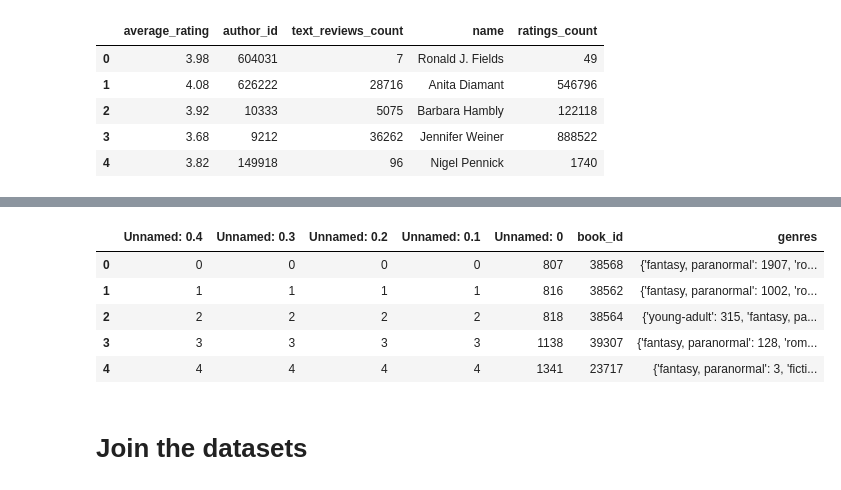
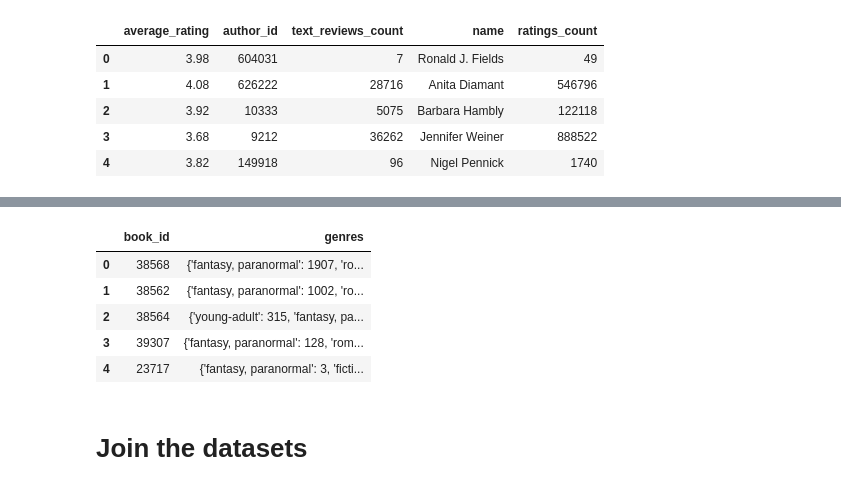
Before and after one commit to Nathan2BLK/DSTI-Project-Machine-Learning-with-Python-Labs, a Jupyter notebook: Nate Solution/Feature/Feature.ipynb, the cells around one changed output, grey strips where cells are left out. Drawn from its saved outputs; the diff is of its cells as text; code cells hidden in the pictures.

```diff
--- a/Nate Solution/Feature/Feature.ipynb
+++ b/Nate Solution/Feature/Feature.ipynb
@@ -93,11 +93,11 @@ df_author.head()
 # %%
 df_info = df_info.dropna()
 
-values_to_keep = df['isbn13'].unique()
+# values_to_keep = df['isbn13'].unique()
 
-# Filter df_info to keep only rows where column1 values are in values_to_keep
-df_info = df_info[df_info['isbn13'].isin(values_to_keep)]
+# # Filter df_info to keep only rows where column1 values are in values_to_keep
+# df_info = df_info[df_info['isbn13'].isin(values_to_keep)]
 
-df_info.to_csv(r"..\..\Nate Solution\additionnal_data\books_info.csv")
+df_info.to_csv(r"..\..\Nate Solution\additionnal_data\books_info.csv",index=False)
 df_info.head()
 # %% [output]
@@ -110,21 +110,21 @@ df_info.head()
 # %%
 df_genre = df_genre.dropna()
 
 values_to_keep = df_info['book_id'].unique()
 
 # Filter df_info to keep only rows where column1 values are in values_to_keep
 df_genre = df_genre[df_genre['book_id'].isin(values_to_keep)]
 
-df_genre.to_csv(r"..\..\Nate Solution\additionnal_data\books_genre.csv")
+df_genre.to_csv(r"..\..\Nate Solution\additionnal_data\books_genre.csv",index=False)
 
 df_genre.head()
 # %% [output]
-|  | Unnamed: 0.4 | Unnamed: 0.3 | Unnamed: 0.2 | Unnamed: 0.1 | Unnamed: 0 | book_id | genres |
-| 0 | 0 | 0 | 0 | 0 | 807 | 38568 | {'fantasy, paranormal': 1907, 'ro... |
-| 1 | 1 | 1 | 1 | 1 | 816 | 38562 | {'fantasy, paranormal': 1002, 'ro... |
-| 2 | 2 | 2 | 2 | 2 | 818 | 38564 | {'young-adult': 315, 'fantasy, pa... |
-| 3 | 3 | 3 | 3 | 3 | 1138 | 39307 | {'fantasy, paranormal': 128, 'rom... |
-| 4 | 4 | 4 | 4 | 4 | 1341 | 23717 | {'fantasy, paranormal': 3, 'ficti... |
+|  | book_id | genres |
+| 0 | 38568 | {'fantasy, paranormal': 1907, 'ro... |
+| 1 | 38562 | {'fantasy, paranormal': 1002, 'ro... |
+| 2 | 38564 | {'young-adult': 315, 'fantasy, pa... |
+| 3 | 39307 | {'fantasy, paranormal': 128, 'rom... |
+| 4 | 23717 | {'fantasy, paranormal': 3, 'ficti... |
 # %% [markdown]
 <H1>Join the datasets</h1>
 # %%
```
Also changed, not shown: parts of 9 cells of this notebook, 2 other files.
